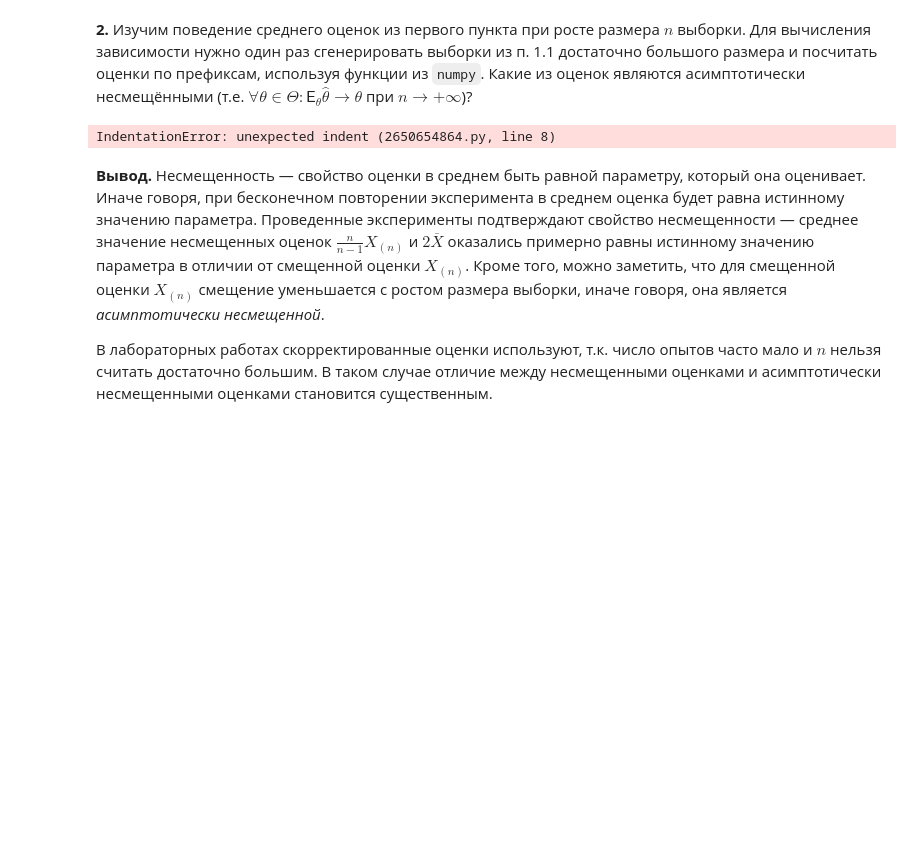
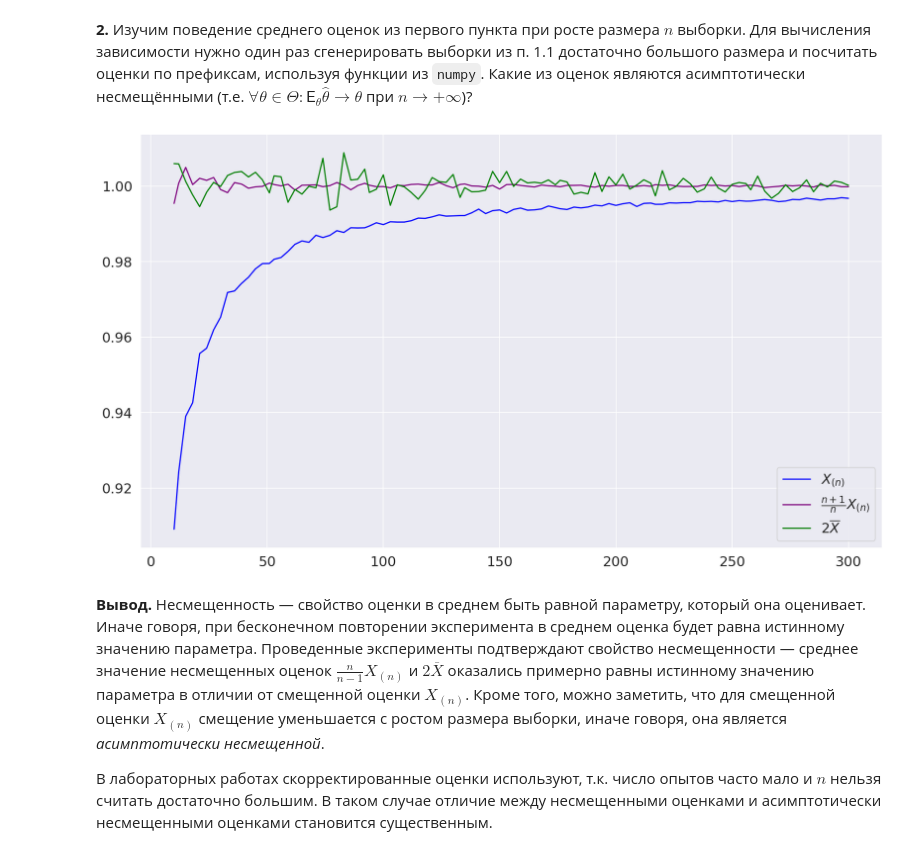
Before and after one commit to ShmakovVladimir/MLfirstSteps, a Jupyter notebook: seminar_3/nesmeshhennost_students.ipynb, the cells around one changed output. Saved outputs shown, nothing was run; the diff lists cells and outputs as text; code cells hidden in the pictures; blank space fills up the shorter version.

```diff
--- a/seminar_3/nesmeshhennost_students.ipynb
+++ b/seminar_3/nesmeshhennost_students.ipynb
@@ -138,11 +138,21 @@ def mean_plot(distribution, estimators, n_grid, sample_count):
     n_grid -- массив значений размера выборки
     sample_count -- количество генерируемых выборок
     '''
+  fig, ax = plt.subplots(figsize = (16,9), dpi = 150)
+  for estimator, name, color, _ in estimators:
+    estimation_mean = [estimator(distribution.rvs(size = (sample_count, size))).mean(axis = 0) for size in n_grid]
+    plt.plot(n_grid,
+             estimation_mean,
+             label = name,
+             color = color)
+  plt.legend()
+  plt.show()
-# %% [output]
-IndentationError: unexpected indent (2650654864.py, line 8)
 # %%
-n_grid = np.linspace(10, 300, 100)
+sample_count = 400
+n_grid = np.linspace(10, 300, 100).astype(np.int64)
 mean_plot(sps.uniform, estimators, n_grid, sample_count)
+# %% [output]
+[figure, added]
 # %% [markdown]
 **Вывод.** Несмещенность &mdash; свойство оценки в среднем быть равной параметру, который она оценивает. Иначе говоря, при бесконечном повторении эксперимента в среднем оценка будет равна истинному значению параметра.
 Проведенные эксперименты подтверждают свойство несмещенности &mdash; среднее значение несмещенных оценок $\frac{n}{n-1}X_{(n)}$ и $2\overline{X}$ оказались примерно равны истинному значению параметра в отличии от смещенной оценки $X_{(n)}$. Кроме того, можно заметить, что для смещенной оценки $X_{(n)}$ смещение уменьшается с ростом размера выборки, иначе говоря, она является *асимптотически несмещенной*.
```
Also changed, not shown: 2 other files.
